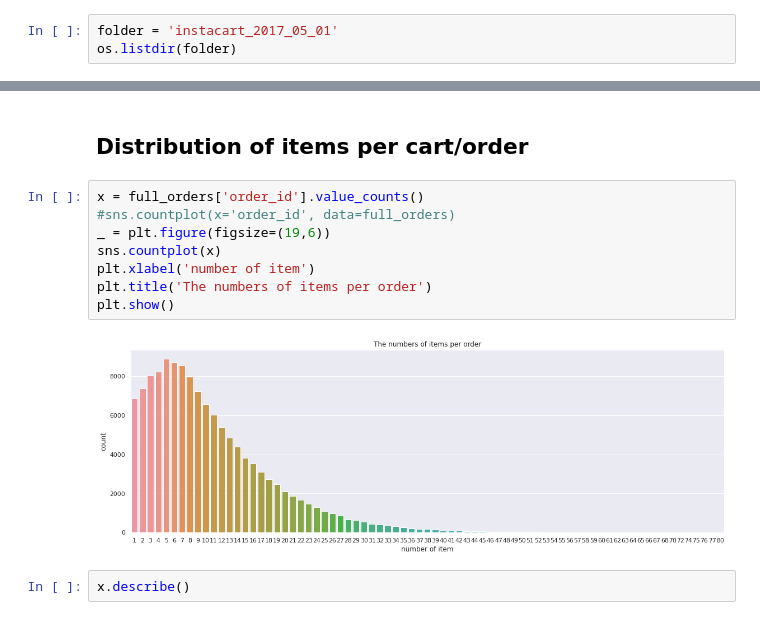
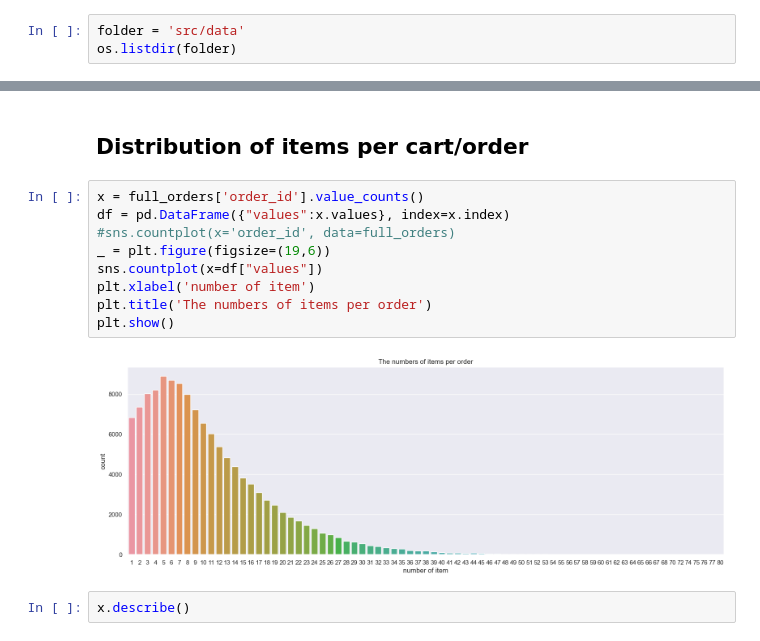
Before and after one commit to yassine-mhedhbi/CompleteBasket, a Jupyter notebook: 1_Explore_Instacart_data.ipynb, the cells around one changed output, grey strips where cells are left out. Cells and saved outputs as stored; diff of their text form.

```diff
--- a/1_Explore_Instacart_data.ipynb
+++ b/1_Explore_Instacart_data.ipynb
@@ -12,6 +34,6 @@ import os
 # %% [markdown]
 The original dataset is “The Instacart Online Grocery Shopping Dataset 2017”, Accessed from https://www.instacart.com/datasets/grocery-shopping-2017 on June 3, 2020
 # %%
-folder = 'instacart_2017_05_01'
+folder = 'src/data'
 os.listdir(folder)
 # %% [output]
@@ -169,14 +181,15 @@ Banana seem to be also the most popular first added item to the cart each day of
 ## Distribution of items per cart/order
 # %%
 x = full_orders['order_id'].value_counts()
+df = pd.DataFrame({"values":x.values}, index=x.index)
 #sns.countplot(x='order_id', data=full_orders)
 _ = plt.figure(figsize=(19,6))
-sns.countplot(x)
+sns.countplot(x=df["values"])
 plt.xlabel('number of item')
 plt.title('The numbers of items per order')
 plt.show()
 # %% [output]
-[figure, old version]
+[figure, new version]
 # %%
 x.describe()
 # %% [output]
```
Also changed, not shown: parts of 9 cells of this notebook, 6 other files.
